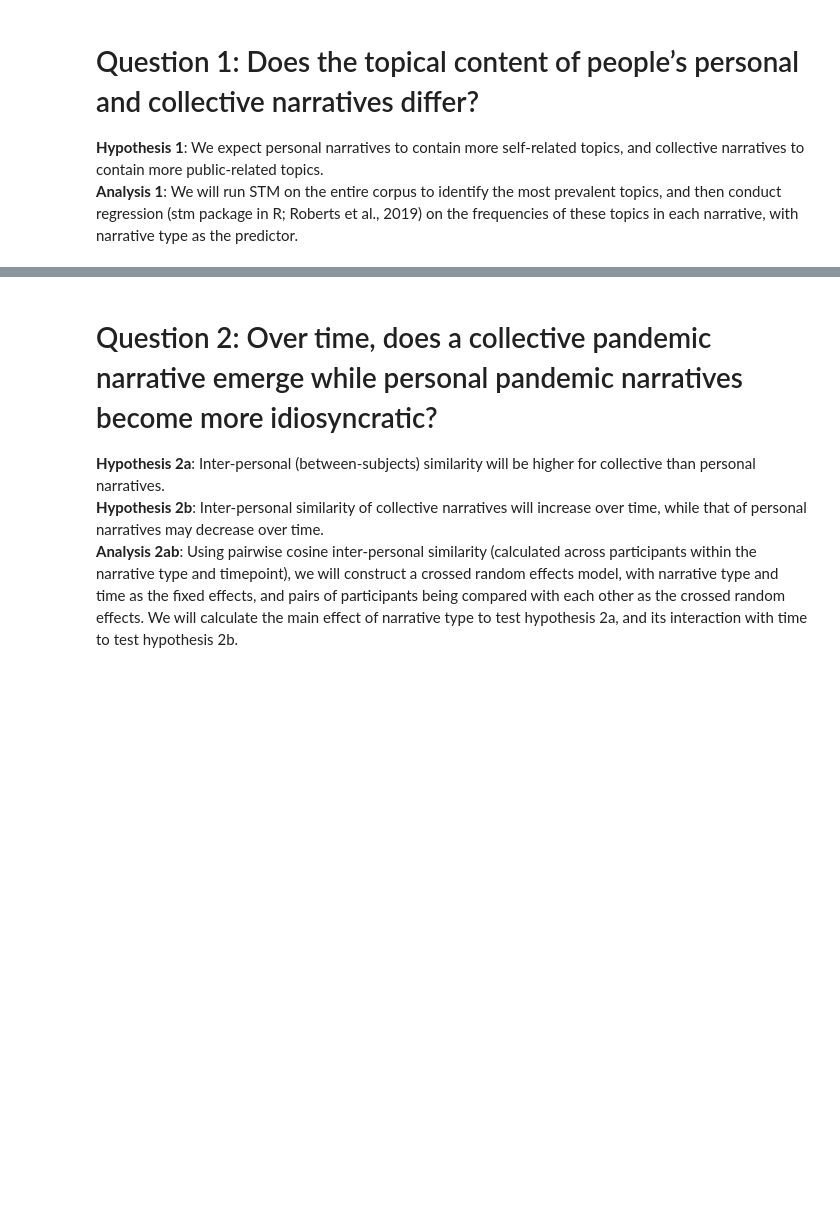
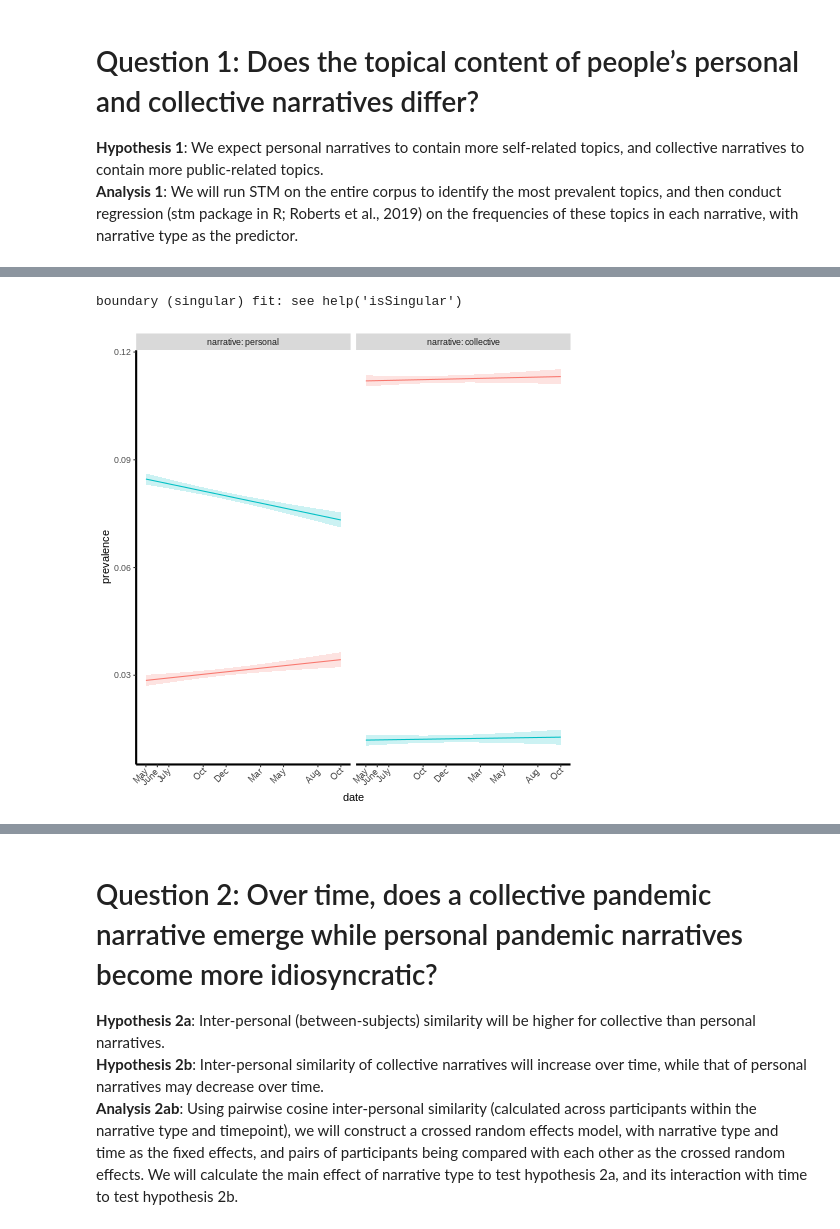
Before and after one commit to zimingcheng/COVID_NLP, a Jupyter notebook: PPT-Analysis_Full.ipynb, the cells around one changed output, grey strips where cells are left out. Drawn from its saved outputs; the diff is of its cells as text; code cells hidden in the pictures; blank space fills up the shorter version.

```diff
--- a/PPT-Analysis_Full.ipynb
+++ b/PPT-Analysis_Full.ipynb
@@ -491,0 +558,38 @@ df.to_csv('dataset.csv')
+# %%
+%%R
+collective_topics <- c('V1','V3','V5','V10','V18','V19')
+personal_topics <- c('V4','V9','V11','V15','V17','V20')
+# calculate the average collective and personal topic prevalence
+topic_prop_df$collective_prop <- rowMeans(
+  subset(topic_prop_df, select = collective_topics))
+topic_prop_df$personal_prop <- rowMeans(
+  subset(topic_prop_df, select = personal_topics))
+# construct df with just collective and personal topic proportions in long format
+topic_integrat_df <- topic_prop_df %>%
+  select(ptp, months_baseline, type, collective_prop, personal_prop) %>%
+  rename(narrative = type) %>%
+  pivot_longer(c(collective_prop, personal_prop), names_to='topic', values_to='prevalence') %>%
+  mutate(topic = recode(topic, 'collective_prop' = 'collective', 'personal_prop' = 'personal'))
+# plot
+topic_integrat_df$narrative <- factor(topic_integrat_df$narrative, levels = c("personal","collective"))
+topic_integrat_df$topic <- factor(topic_integrat_df$topic, levels = c("collective","personal"))
+topic_integrat_df$months_baseline <- as.integer(as.character(topic_integrat_df$months_baseline))
+topic_integrat_fit <- lmer(
+  prevalence ~ months_baseline*topic*narrative + (1+months_baseline|ptp), data=topic_integrat_df)
+topic_integrat_fit_simple <- lm(
+  prevalence ~ months_baseline*topic*narrative, data=topic_integrat_df)
+ggpredict <- ggPredict(topic_integrat_fit_simple,se=TRUE, point=FALSE)
+plot(ggpredict) +
+  # theme_bw() +
+  scale_x_continuous(name="date",
+                     breaks=c(0,1,2,5,7,10,12,15,17),
+                     labels=c('May','June','July','Oct','Dec','Mar','May','Aug','Oct')) +
+  theme(axis.text.x = element_text(angle = 45, vjust = 1.3, hjust=1.3),
+        panel.grid.major = element_blank(),
+        panel.grid.minor = element_blank(),
+        panel.background = element_blank(),
+        axis.line = element_line(color='black',linewidth = 1),
+        legend.position = "none")
+# %% [output]
+boundary (singular) fit: see help('isSingular')
+[figure, added]
```
Also changed, not shown: parts of 45 cells of this notebook.
